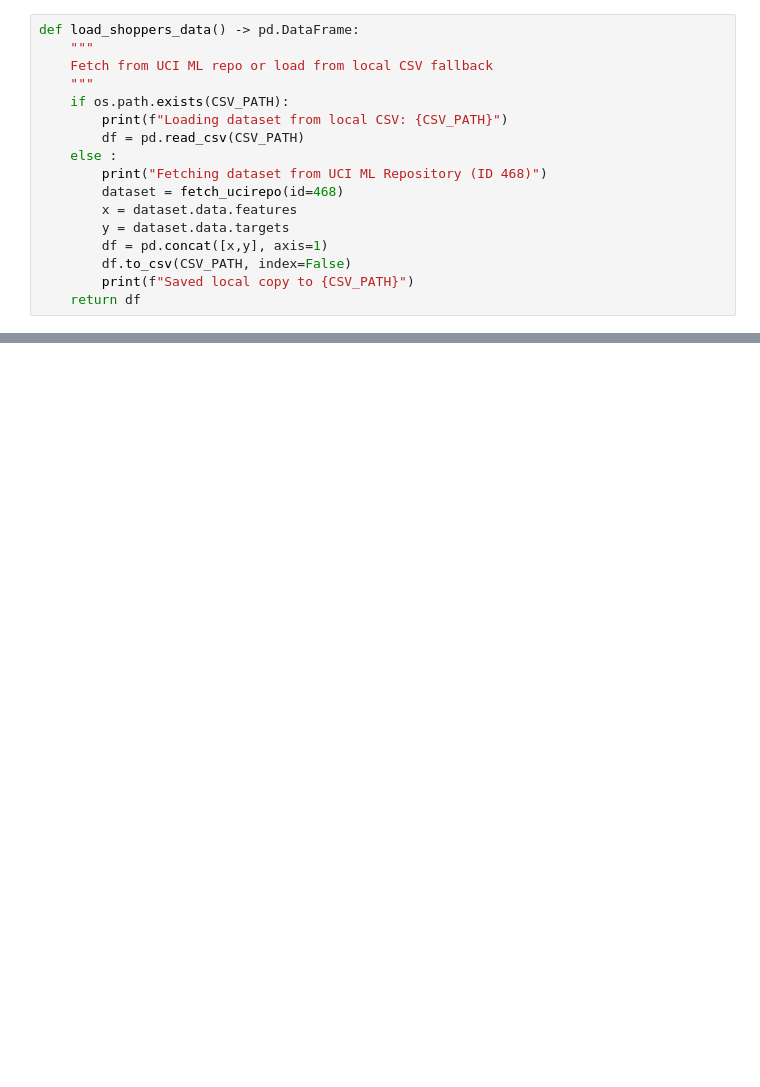
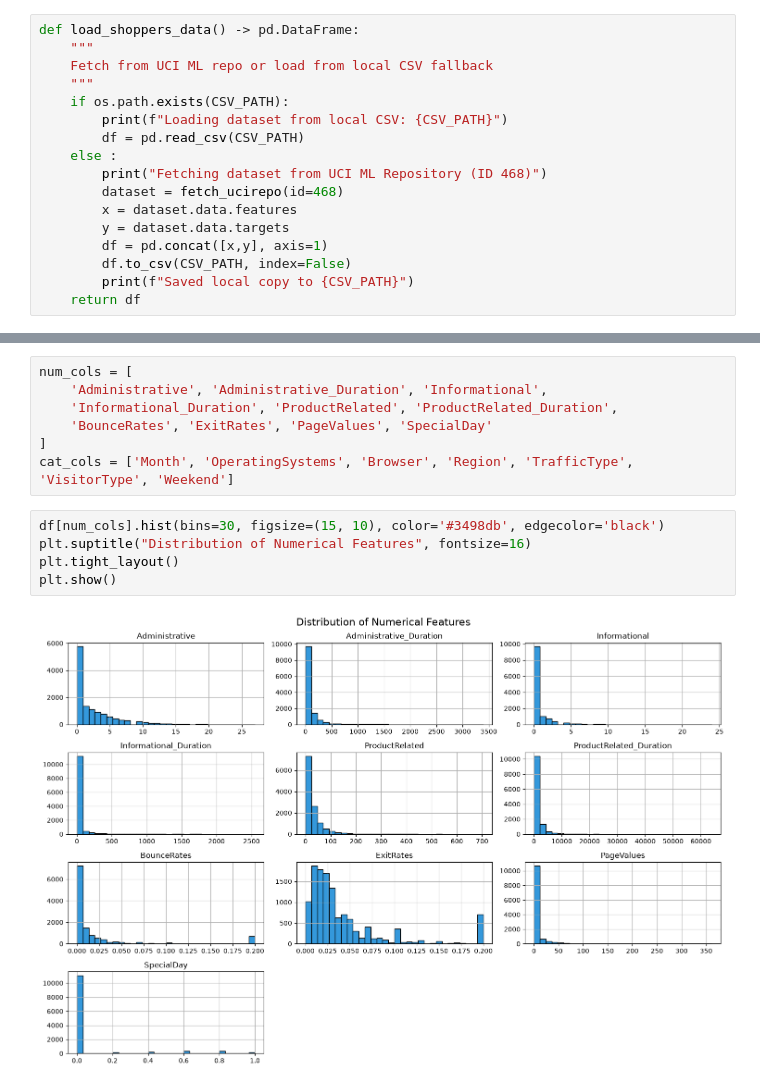
Before and after one commit to dev-ayush-17/AlgoArena, a Jupyter notebook: model_training/notebooks/eda.ipynb, the cells around one changed output, grey strips where cells are left out. Saved outputs shown, nothing was run; the diff lists cells and outputs as text; blank space fills up the shorter version.

```diff
--- a/model_training/notebooks/eda.ipynb
+++ b/model_training/notebooks/eda.ipynb
@@ -32,0 +111,14 @@ Dataset Shape:  (12330, 18)
+# %%
+num_cols = [
+    'Administrative', 'Administrative_Duration', 'Informational',
+    'Informational_Duration', 'ProductRelated', 'ProductRelated_Duration',
+    'BounceRates', 'ExitRates', 'PageValues', 'SpecialDay'
+]
+cat_cols = ['Month', 'OperatingSystems', 'Browser', 'Region', 'TrafficType', 'VisitorType', 'Weekend']
+# %%
+df[num_cols].hist(bins=30, figsize=(15, 10), color='#3498db', edgecolor='black')
+plt.suptitle("Distribution of Numerical Features", fontsize=16)
+plt.tight_layout()
+plt.show()
+# %% [output]
+[figure, added]
```
Also changed, not shown: parts of 19 cells of this notebook, 7 other files.
